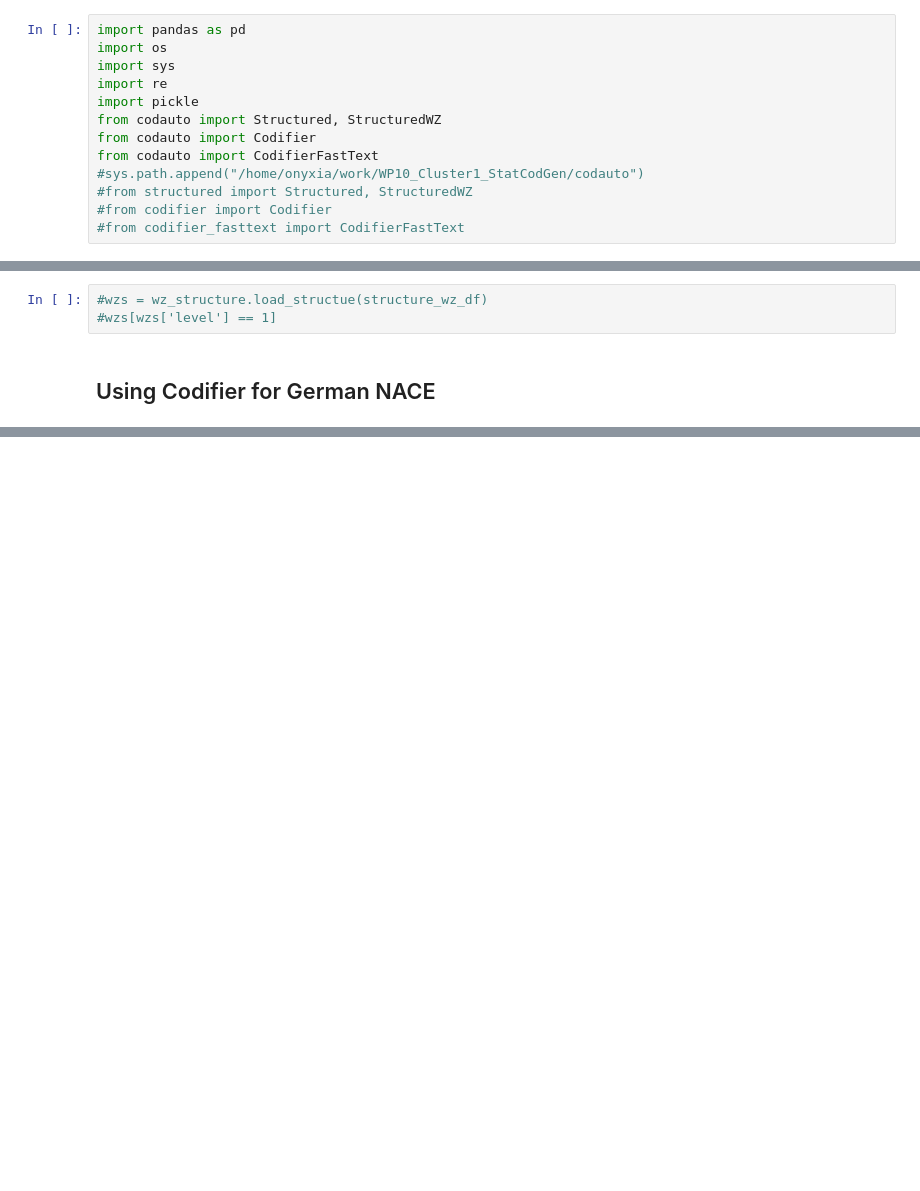
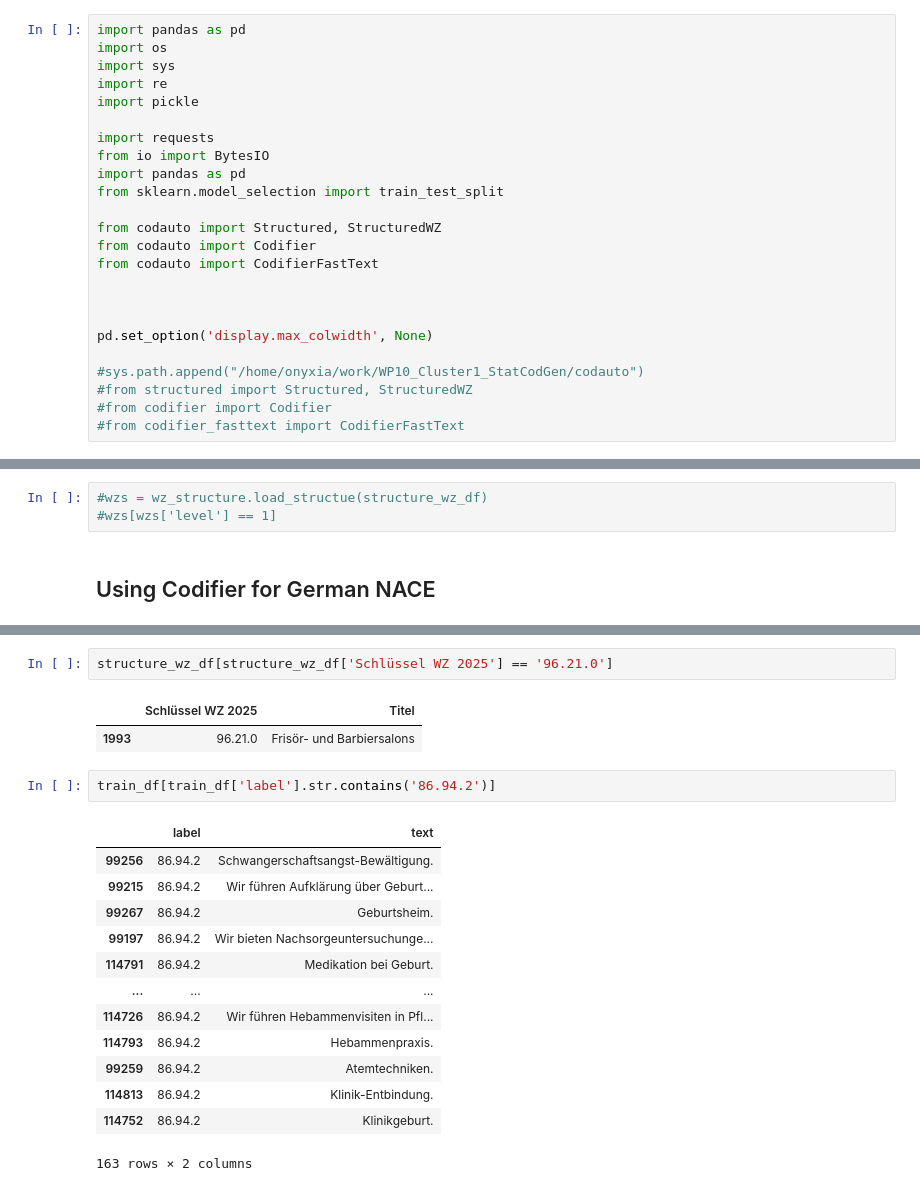
Before and after one commit to AIML4OS/WP10_Cluster1_StatCodGen, a Jupyter notebook: jupyter_notebooks/German_NACE.ipynb, the cells around one changed output, grey strips where cells are left out. Drawn from its saved outputs; the diff is of its cells as text; blank space fills up the shorter version.

```diff
--- a/jupyter_notebooks/German_NACE.ipynb
+++ b/jupyter_notebooks/German_NACE.ipynb
@@ -7,9 +8,20 @@ import os
 import sys
 import re
 import pickle
+
+import requests
+from io import BytesIO
+import pandas as pd
+from sklearn.model_selection import train_test_split
+
 from codauto import Structured, StructuredWZ
 from codauto import Codifier
 from codauto import CodifierFastText
+
+
+
+pd.set_option('display.max_colwidth', None)
+
 #sys.path.append("/home/onyxia/work/WP10_Cluster1_StatCodGen/codauto")
 #from structured import Structured, StructuredWZ
 #from codifier import Codifier
@@ -97,3 +149,24 @@ wz_codifier = CodifierFastText(
+# %%
+structure_wz_df[structure_wz_df['Schlüssel WZ 2025'] == '96.21.0']
+# %% [output]
+|  | Schlüssel WZ 2025 | Titel |
+| 1993 | 96.21.0 | Frisör- und Barbiersalons |
+# %%
+train_df[train_df['label'].str.contains('86.94.2')]
+# %% [output]
+|  | label | text |
+| 99256 | 86.94.2 | Schwangerschaftsangst-Bewältigung. |
+| 99215 | 86.94.2 | Wir führen Aufklärung über Geburt... |
+| 99267 | 86.94.2 | Geburtsheim. |
+| 99197 | 86.94.2 | Wir bieten Nachsorgeuntersuchunge... |
+| 114791 | 86.94.2 | Medikation bei Geburt. |
+| ... | ... | ... |
+| 114726 | 86.94.2 | Wir führen Hebammenvisiten in Pfl... |
+| 114793 | 86.94.2 | Hebammenpraxis. |
+| 99259 | 86.94.2 | Atemtechniken. |
+| 114813 | 86.94.2 | Klinik-Entbindung. |
+| 114752 | 86.94.2 | Klinikgeburt. |
+163 rows × 2 columns
 # %%
 wz_codifier.train()
 # %% [output]
```
Also changed, not shown: parts of 10 cells of this notebook.
